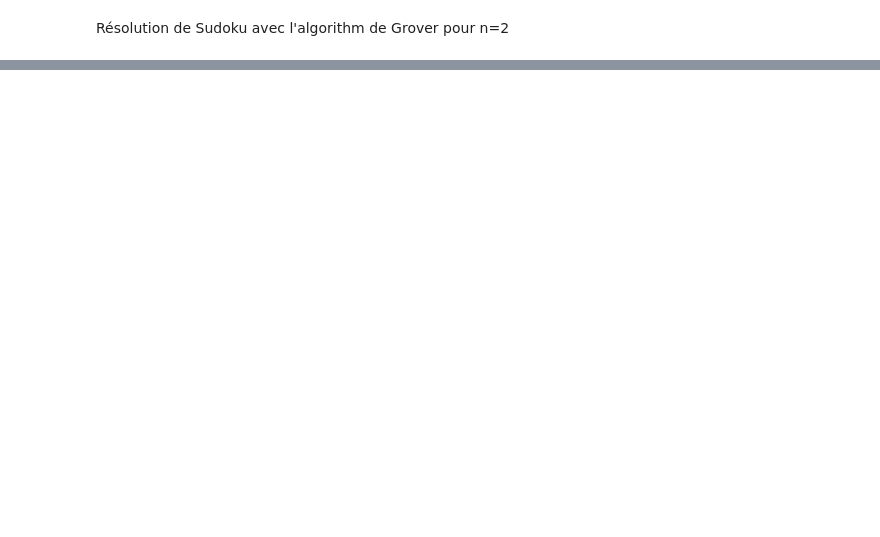
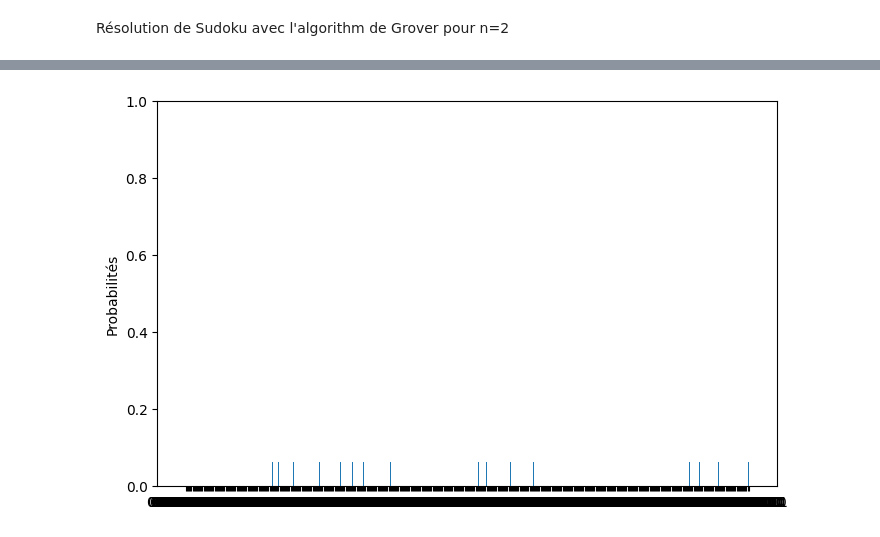
Before and after one commit to COGvc/DevoirGTI650, a Jupyter notebook: DevoirGTI650.ipynb, the cells around one changed output, grey strips where cells are left out. Drawn from its saved outputs; the diff is of its cells as text; code cells hidden in the pictures; blank space fills up the shorter version.

```diff
--- a/DevoirGTI650.ipynb
+++ b/DevoirGTI650.ipynb
@@ -69,0 +142,19 @@ array([0.0625, 0.0625, 0.0625, 0.0625, 0.0625, 0.0625, 0.0625, 0.0625,
+# %%
+results = circuit2(3)
+
+# The number of qubits determines the number of possible outcomes (2^n)
+num_qubits = 9
+outcomes = [format(i, '0' + str(num_qubits) + 'b') for i in range(2**num_qubits)]
+
+# Create the plot
+plt.figure(figsize=(8, 5))
+plt.bar(outcomes, results)
+
+# Add labels and title
+plt.ylabel("Probabilités")
+plt.ylim(0, 1) # Probabilities are between 0 and 1
+
+# Display the plot
+plt.show()
+# %% [output]
+[figure, added]
```
Also changed, not shown: parts of 10 cells of this notebook, 2 other files.
